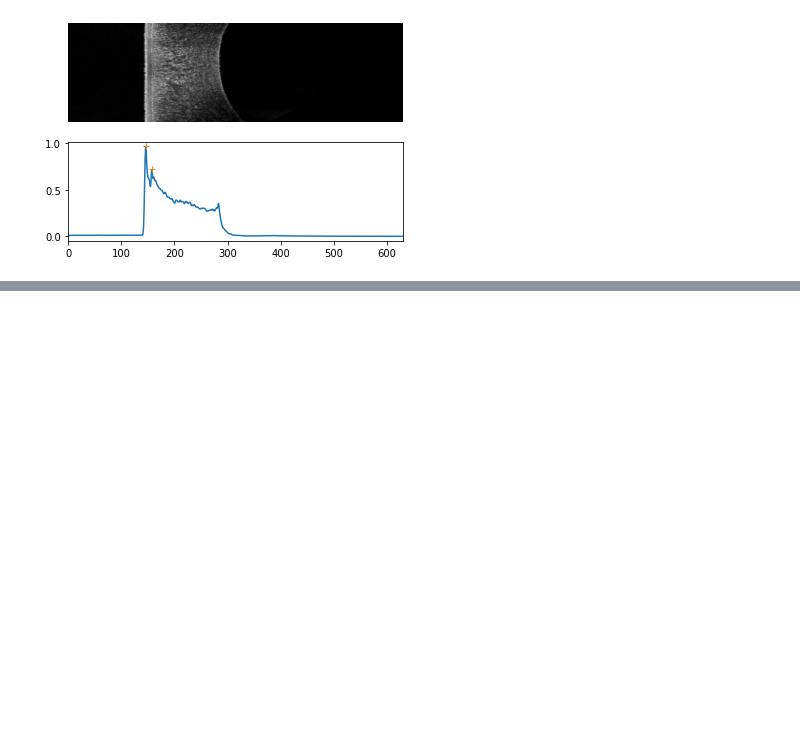
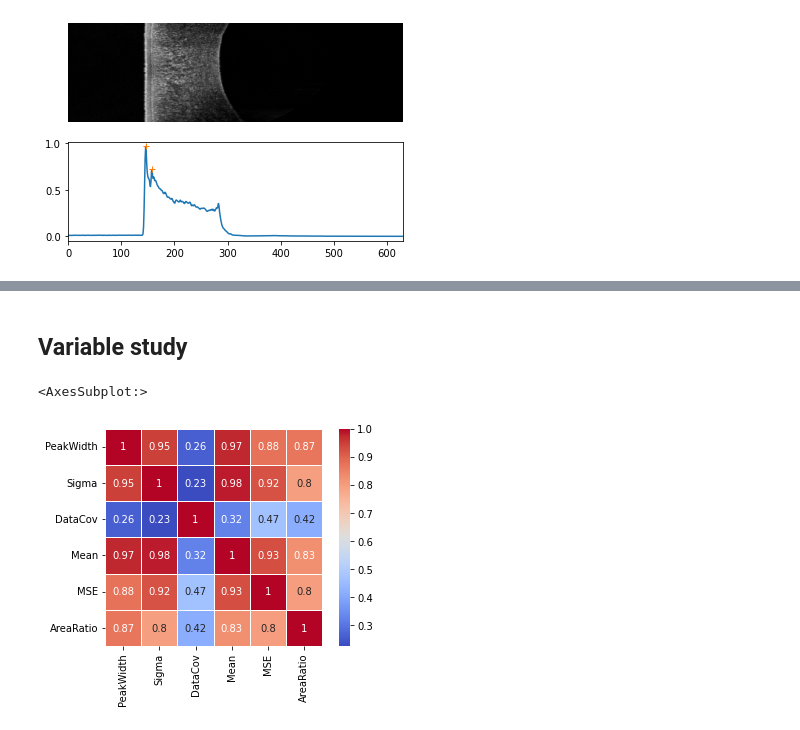
Before and after one commit to Coohrentiin/Quantification_of_corneal_surgery_antecedent, a Jupyter notebook: quatification_test.ipynb, the cells around one changed output, grey strips where cells are left out. Cells and saved outputs as stored; diff of their text form; code cells hidden in the pictures; blank space fills up the shorter version.

```diff
--- a/quatification_test.ipynb
+++ b/quatification_test.ipynb
@@ -353,0 +295,10 @@ print(y)
+# %% [markdown]
+## Variable study
+# %%
+import seaborn as sns
+data_copy=data.drop(["Healthy","Origin"],axis=1)
+cor=data_copy.corr()
+sns.heatmap(cor, square = True, cmap="coolwarm",linewidths=.5,annot=True )
+# %% [output]
+<AxesSubplot:>
+[figure, added]
```
Also changed, not shown: parts of 15 cells of this notebook, 5 other files.
